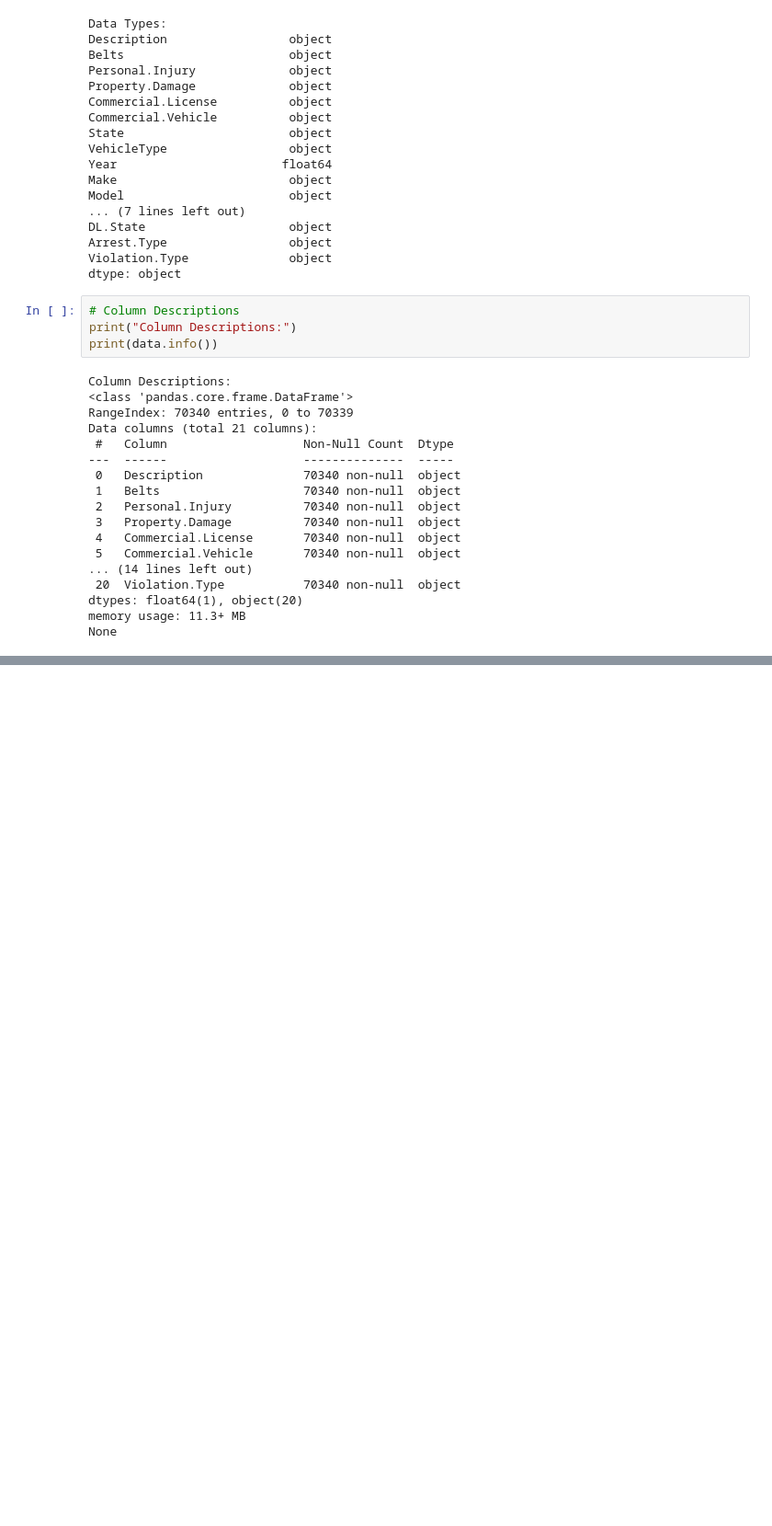
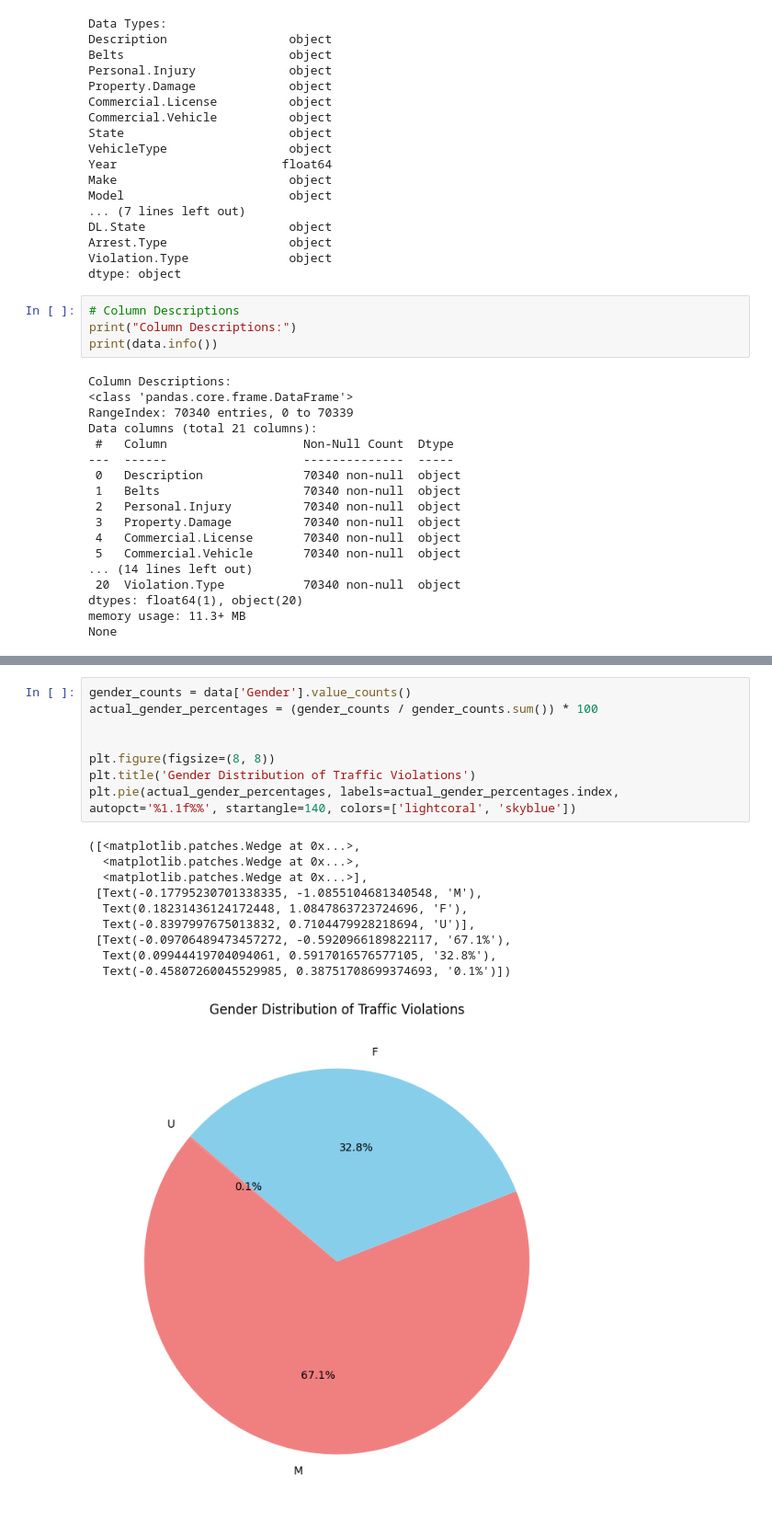
Before and after one commit to ChristopherianSulaiman/CSE_151A, a Jupyter notebook: CSE_151A_Project.ipynb, the cells around one changed output, grey strips where cells are left out. Shown at 92% size. Saved outputs shown, nothing was run; the diff lists cells and outputs as text; blank space fills up the shorter version.

```diff
--- a/CSE_151A_Project.ipynb
+++ b/CSE_151A_Project.ipynb
@@ -165,0 +230,19 @@ plt.show()
+# %%
+gender_counts = data['Gender'].value_counts()
+actual_gender_percentages = (gender_counts / gender_counts.sum()) * 100
+
+
+plt.figure(figsize=(8, 8))
+plt.title('Gender Distribution of Traffic Violations')
+plt.pie(actual_gender_percentages, labels=actual_gender_percentages.index, autopct='%1.1f%%', startangle=140, colors=['lightcoral', 'skyblue'])
+# %% [output]
+([<matplotlib.patches.Wedge at 0x...>,
+  <matplotlib.patches.Wedge at 0x...>,
+  <matplotlib.patches.Wedge at 0x...>],
+ [Text(-0.17795230701338335, -1.0855104681340548, 'M'),
+  Text(0.18231436124172448, 1.0847863723724696, 'F'),
+  Text(-0.8397997675013832, 0.7104479928218694, 'U')],
+ [Text(-0.09706489473457272, -0.5920966189822117, '67.1%'),
+  Text(0.09944419704094061, 0.5917016576577105, '32.8%'),
+  Text(-0.45807260045529985, 0.38751708699374693, '0.1%')])
+[figure, added]
```
Also changed, not shown: parts of 20 cells of this notebook.
